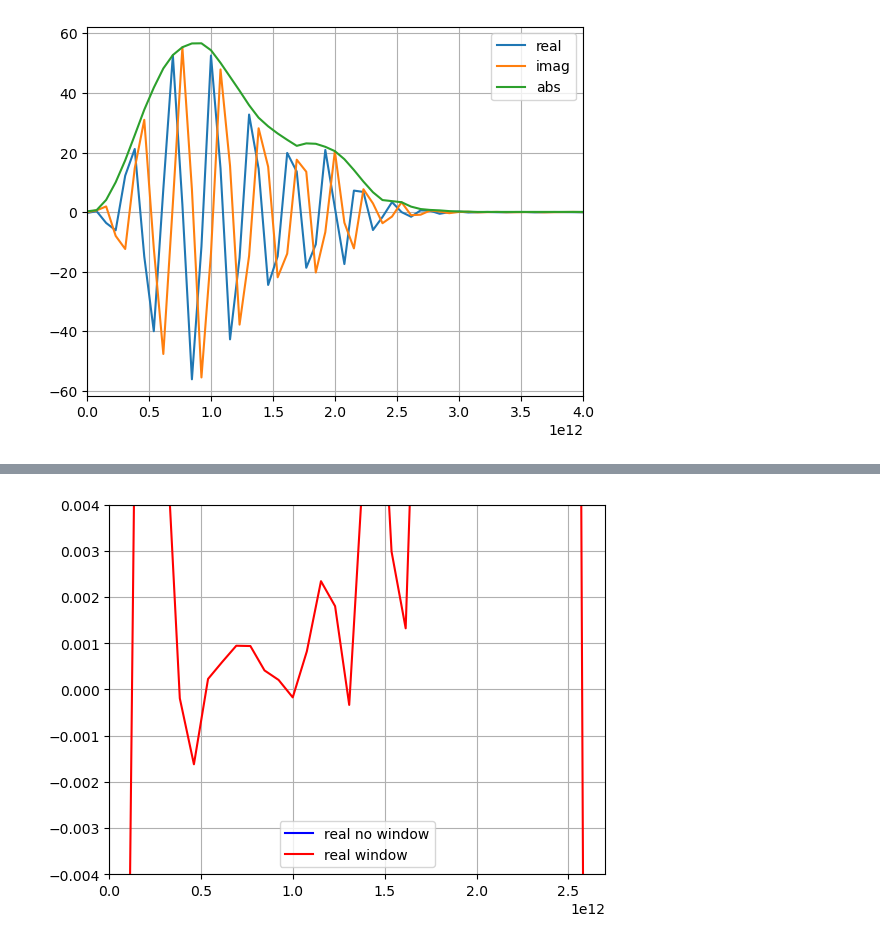
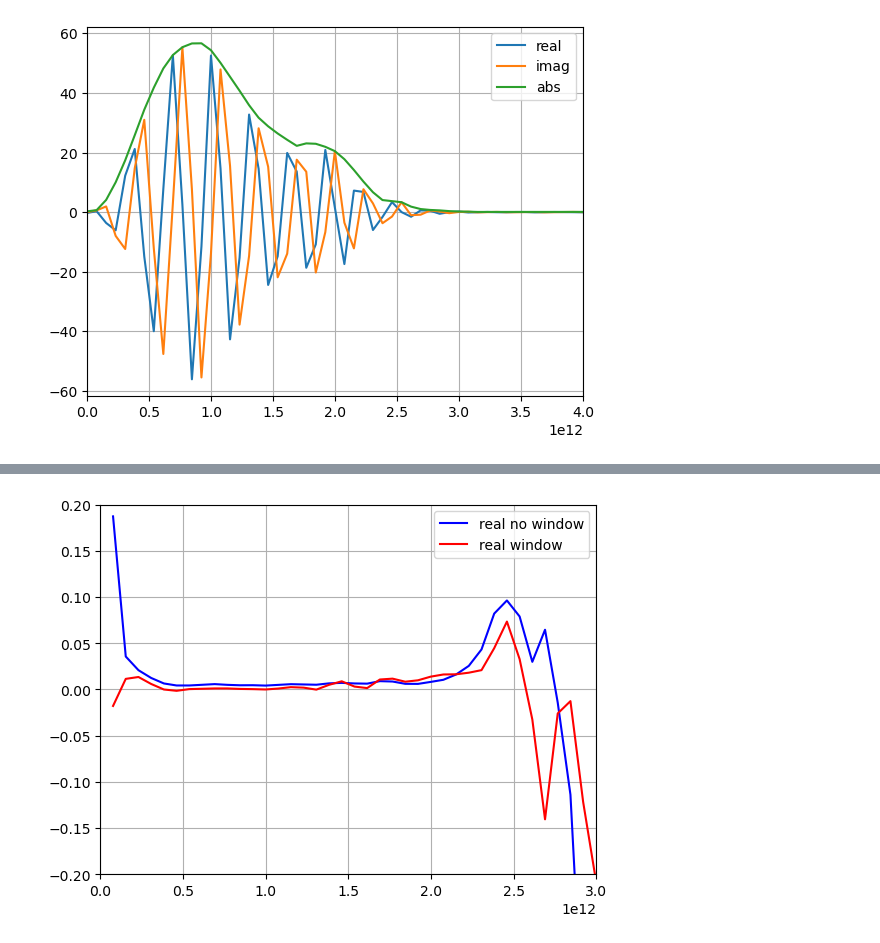
Before and after one commit to sebranchett/cheme-om-fft, a Jupyter notebook: FFT_data.ipynb, the cells around one changed output, grey strips where cells are left out. Cells and saved outputs as stored; diff of their text form; code cells hidden in the pictures.

```diff
--- a/FFT_data.ipynb
+++ b/FFT_data.ipynb
@@ -120,19 +120,19 @@ plot_my_freq_array(xf, comp_array, half=True)
 # %%
 from scipy.signal import blackman
 w = blackman(N)
 E_ref_w = (1.0/N) * fft(s2ms1_ref*w)
 E_sample_w = (1.0/N) * fft(s2ms1_sample*w)
 
 comp_array_w = (E_ref_w - E_sample_w)/E_sample_w
 
-plt.xlim((0, 2.7e12))
-plt.ylim((-0.004, .004))
+plt.xlim((0, 3.e12))
+plt.ylim((-0.2, .2))
 plt.plot(xf[1:N//2], np.real(comp_array[1:N//2]), '-b', label='real no window')
 plt.plot(xf[1:N//2], np.real(comp_array_w[1:N//2]), '-r', label='real window')
 plt.legend()
 plt.grid()
 plt.show()
 # %% [output]
-[figure, old version]
+[figure, new version]
 # %%
 plt.xlim((0, 2.7e12))
```
Also changed, not shown: parts of 2 cells of this notebook.
